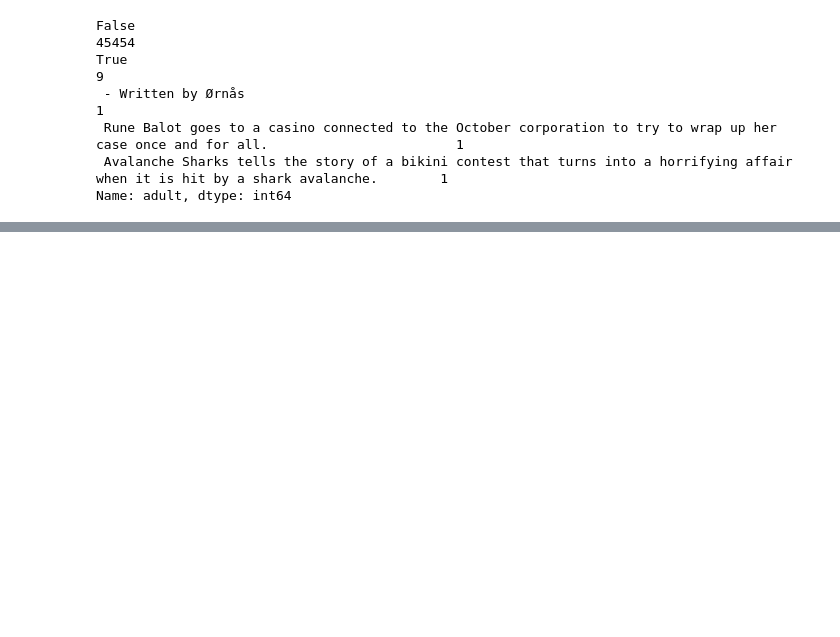
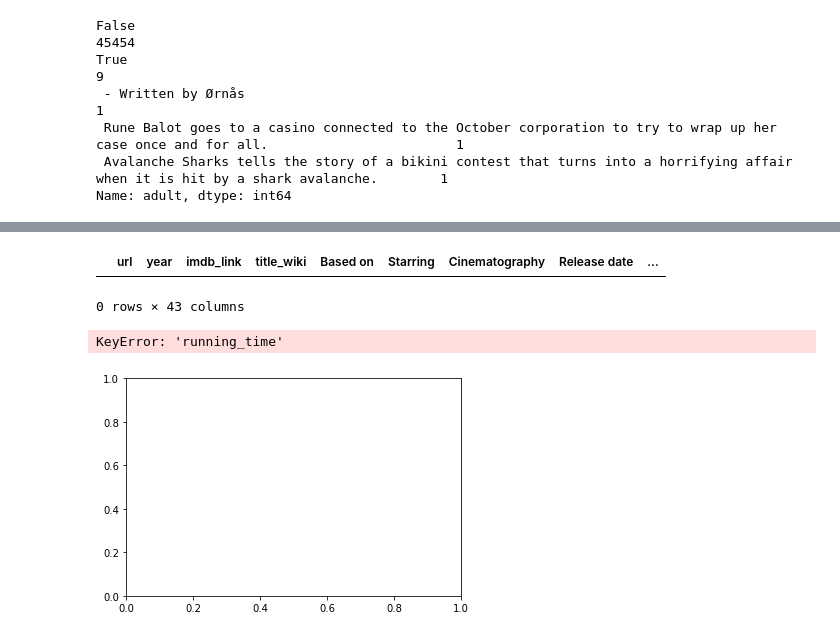
Before and after one commit to jpharvey8/Movies-ETL, a Jupyter notebook: Extract Practice .ipynb, the cells around one changed output, grey strips where cells are left out. Saved outputs shown, nothing was run; the diff lists cells and outputs as text; code cells hidden in the pictures; blank space fills up the shorter version.

```diff
--- a/Extract Practice .ipynb
+++ b/Extract Practice .ipynb
@@ -699,0 +697,3 @@ Name: rating, dtype: float64
+# %%
+#Print list of columns to see if any are redundant
+movies_df = pd.merge(wiki_movies_df, kaggle_metadata, on='imdb_id', suffixes=['_wiki','_kaggle'])
@@ -699,0 +746,12 @@ Name: rating, dtype: float64
+# %%
+# Show any rows where title_kaggle is empty
+movies_df[(movies_df['title_kaggle'] == '') | (movies_df['title_kaggle'].isnull())]
+# %% [output]
+|  | url | year | imdb_link | title_wiki | Based on | Starring | Cinematography | Release date | ... |
+0 rows × 43 columns
+# %%
+#Compare wiki and kaggle running_time and runtime columns
+movies_df.fillna(0).plot(x='running_time', y='runtime', kind='scatter')
+# %% [output]
+KeyError: 'running_time'
+[figure, added]
```
Also changed, not shown: parts of 36 cells of this notebook.
